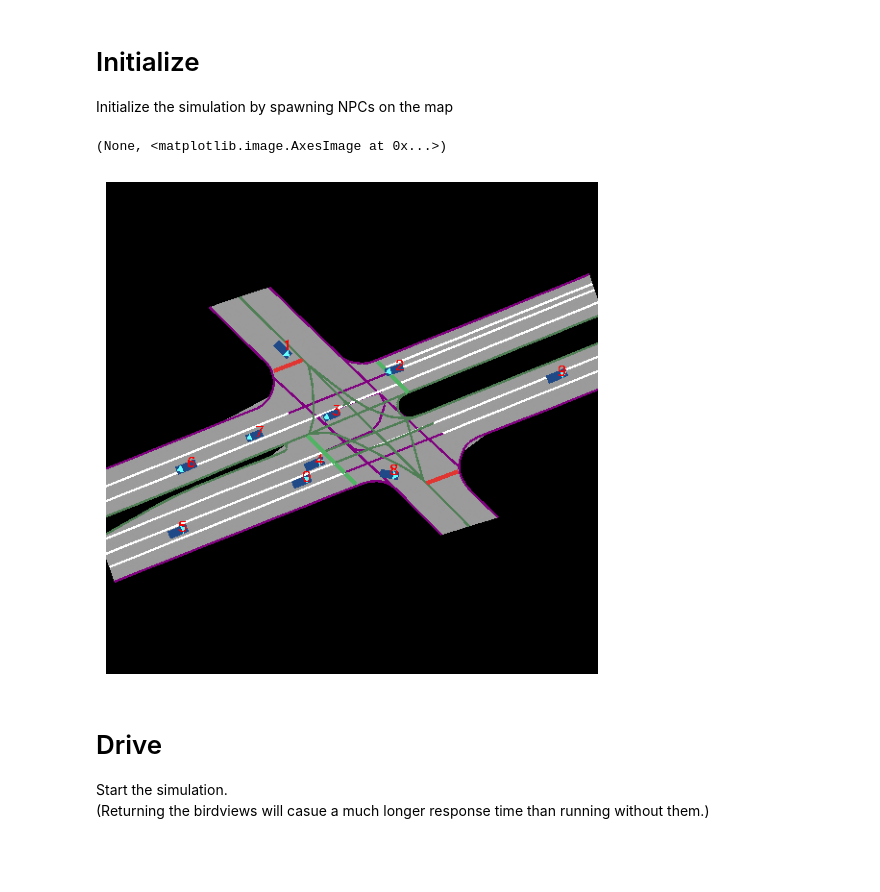
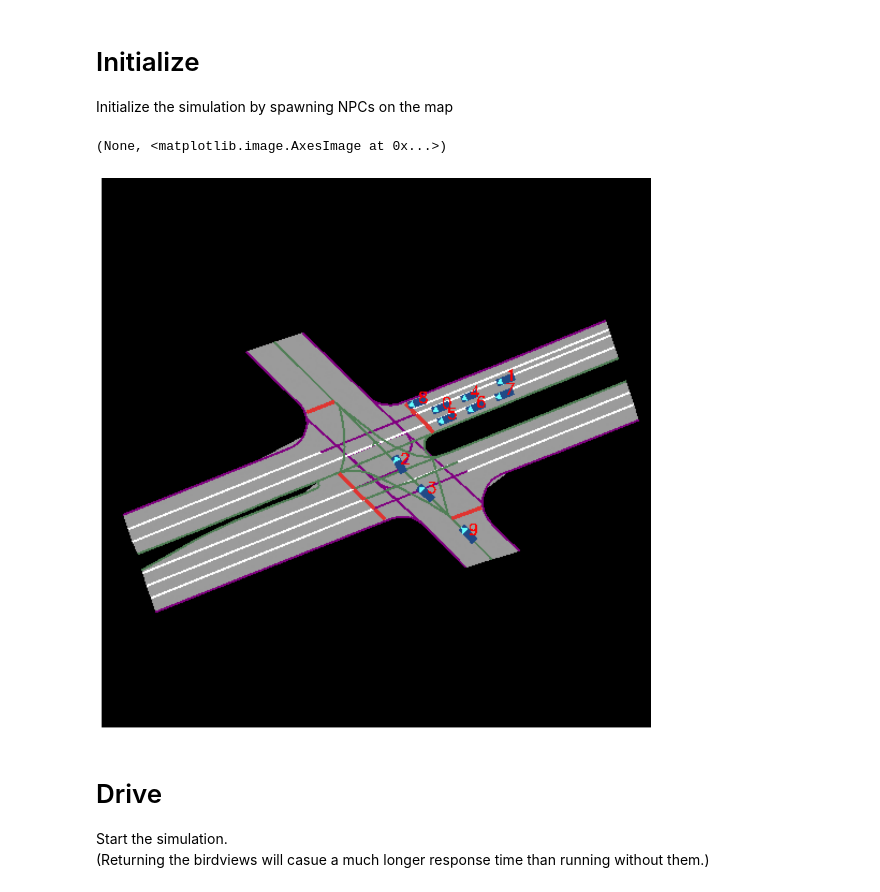
Before and after one commit to inverted-ai/invertedai, a Jupyter notebook: examples/npc_only_colab.ipynb, the cells around one changed output. Cells and saved outputs as stored; diff of their text form; code cells hidden in the pictures; blank space fills up the shorter version.

Commit message:
Updated visualizations of various Colab notebooks including FOV, simulation length, etc.

```diff
--- a/examples/npc_only_colab.ipynb
+++ b/examples/npc_only_colab.ipynb
@@ -25,14 +26,19 @@ Set up the simulation by specifying the location and simulation lenght (1 step =
 # %%
-location = "canada:vancouver:drake_street_and_pacific_blvd"
-# location = "canada:vancouver:ubc_roundabout"
+location = "iai:drake_street_and_pacific_blvd"
+#location = "iai:marine_drive_viewpoint_3"
 
-simulation_length = 30
+SIMULATION_LENGTH = 30
+RENDERING_FOV = 130
+FIGURE_SIZE = 10
+AGENT_COUNT = 10
+GIF_RATIO = 1.0
+GIF_SIZE = 100*FIGURE_SIZE
 # %% [markdown]
 # Preview the map location
 # %%
-location_info_response = iai.location_info(location=location)
+location_info_response = iai.location_info(location=location,rendering_fov=RENDERING_FOV)
 rendered_map = location_info_response.birdview_image.decode()
-fig, ax = plt.subplots(constrained_layout=True, figsize=(5, 5))
+fig, ax = plt.subplots(constrained_layout=True, figsize=(FIGURE_SIZE, FIGURE_SIZE))
 ax.set_axis_off(), ax.imshow(rendered_map)
 # %% [output]
 (None, <matplotlib.image.AxesImage at 0x...>)
@@ -53,15 +59,15 @@ Initialize the simulation by spawning NPCs on the map
 # %%
 response = iai.initialize(location,
     traffic_light_state_history=[light_response.traffic_lights_states] if scene_has_lights else None,
     get_birdview = True,
-    agent_count = 10,)
+    agent_count = AGENT_COUNT,)
 agent_attributes = response.agent_attributes
 rendered_map = response.birdview.decode()
-fig, ax = plt.subplots(constrained_layout=True, figsize=(5, 5))
+fig, ax = plt.subplots(constrained_layout=True, figsize=(FIGURE_SIZE, FIGURE_SIZE))
 ax.set_axis_off(), ax.imshow(rendered_map)
 # %% [output]
 (None, <matplotlib.image.AxesImage at 0x...>)
-[figure, old version]
+[figure, new version]
 # %% [markdown]
 # Drive
 Start the simulation.\
```
Also changed, not shown: parts of 5 cells of this notebook, 1 other file.
